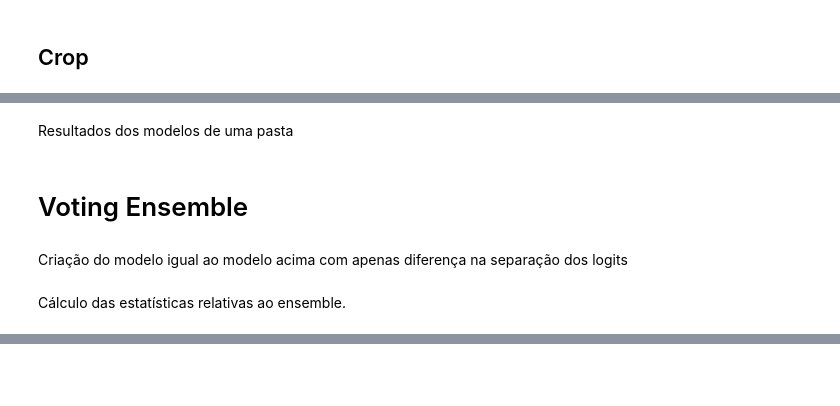
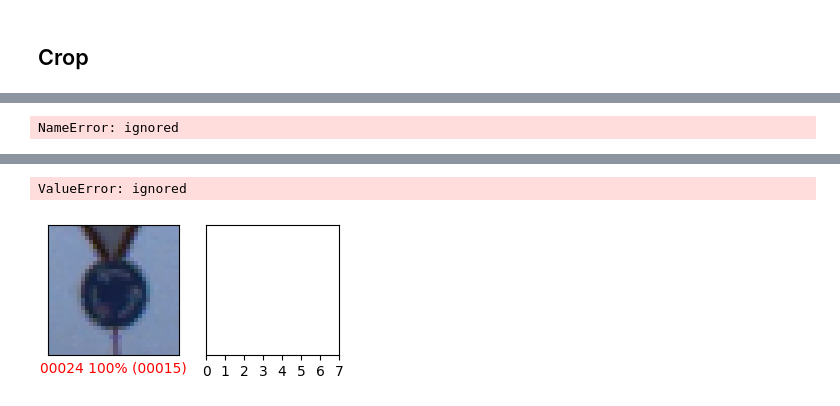
Before and after one commit to Laura-Rodrigues/VCPI, a Jupyter notebook: VCPI_Projeto.ipynb, the cells around one changed output, grey strips where cells are left out. Saved outputs shown, nothing was run; the diff lists cells and outputs as text; code cells hidden in the pictures; blank space fills up the shorter version.

```diff
--- a/VCPI_Projeto.ipynb
+++ b/VCPI_Projeto.ipynb
@@ -763,11 +740,0 @@ evalV3 = modelV3.evaluate(testset, verbose=2)
-# %% [markdown]
-Resultados dos modelos de uma pasta
-# %%
-folder = 'drive/MyDrive/models'
-for file in os.listdir(folder):
-    print(file)
-    file_pathV3 = f'{folder}/{file}/cp.ckpt'
-    modelV3.load_weights(file_pathV3)
-    evalV3 = modelV3.evaluate(testset, verbose=2)
-# %% [markdown]
-# Voting Ensemble
@@ -777,2 +740,0 @@ TRAIN_ONLINE = False
-# %% [markdown]
-Criação do modelo igual ao modelo acima com apenas diferença na separação dos logits
@@ -927,2 +740,0 @@ def get_class_from_sum_of_logits(logits):
-# %% [markdown]
-Cálculo das estatísticas relativas ao ensemble.
@@ -967,0 +741,17 @@ def get_stats(labels, class_preds, class_logits):
+# %%
+show_accuracies(['V1', 'V2', 'V3'], [evalV1[1], evalV2[1], evalV3[1]], [valV1[1], valV2[1], valV3[1]])
+# %% [output]
+NameError: ignored
+# %%
+numpy_labels = []
+numpy_images = []
+pred = []
+
+for images, labels in testset.take(-1):  # take all batches of dataset
+    numpy_images.extend(images.numpy())
+    numpy_labels.extend(labels.numpy())
+    pred.extend(modelV3.predict(images.numpy()))
+
+
+show_misclassified(pred, numpy_labels, numpy_images, int((4170 - 4170*.9933)/3 + 1))
+# %% [output]
@@ -967,0 +775,2 @@ def get_stats(labels, class_preds, class_logits):
+ValueError: ignored
+[figure, added]
```
Also changed, not shown: parts of 127 cells of this notebook.
